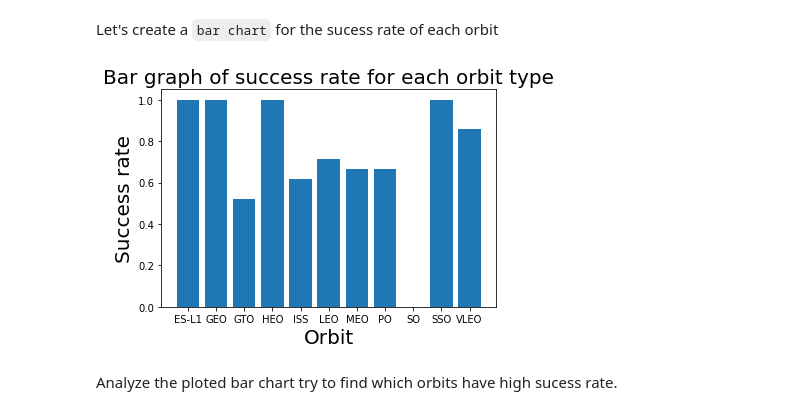
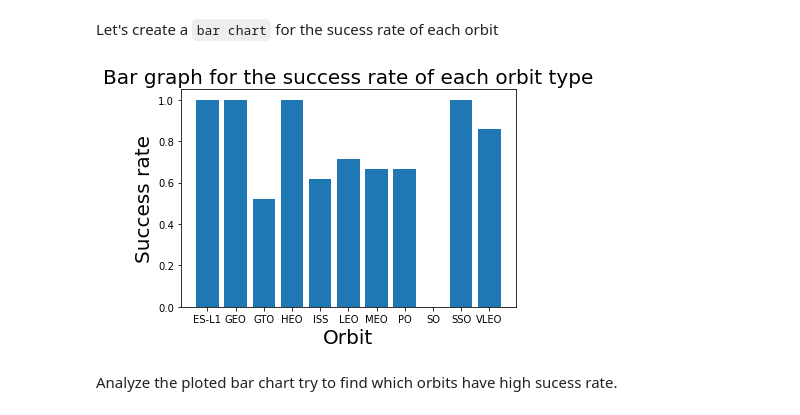
Before and after one commit to EW-10/IBM-Capstone, a Jupyter notebook: IBM Capstone: EDA and Data Visualization.ipynb, the cells around one changed output. Cells and saved outputs as stored; diff of their text form; code cells hidden in the pictures.

```diff
--- a/IBM Capstone: EDA and Data Visualization.ipynb
+++ b/IBM Capstone: EDA and Data Visualization.ipynb
@@ -121,16 +121,16 @@ Let's create a `bar chart` for the sucess rate of each orbit
 # %%
 # HINT use groupby method on Orbit column and get the mean of Class column
 orbit_rate = df.groupby("Orbit").Class.mean()
 orbit_rate.columns = ["Orbit", "Success"]
 orbit_rate = pd.DataFrame(orbit_rate)
 orbit_rate
 plt.bar(x = orbit_rate.index, height = orbit_rate.Class, data = orbit_rate)
 plt.xlabel("Orbit", fontsize = 20)
 plt.ylabel("Success rate", fontsize = 20)
-plt.title("Bar graph of success rate for each orbit type", fontsize = 20)
+plt.title("Bar graph for the success rate of each orbit type", fontsize = 20)
 plt.show()
 # %% [output]
-[figure, old version]
+[figure, new version]
 # %% [markdown]
 Analyze the ploted bar chart try to find which orbits have high sucess rate.
 # %% [markdown]
```
Also changed, not shown: parts of 2 cells of this notebook.
